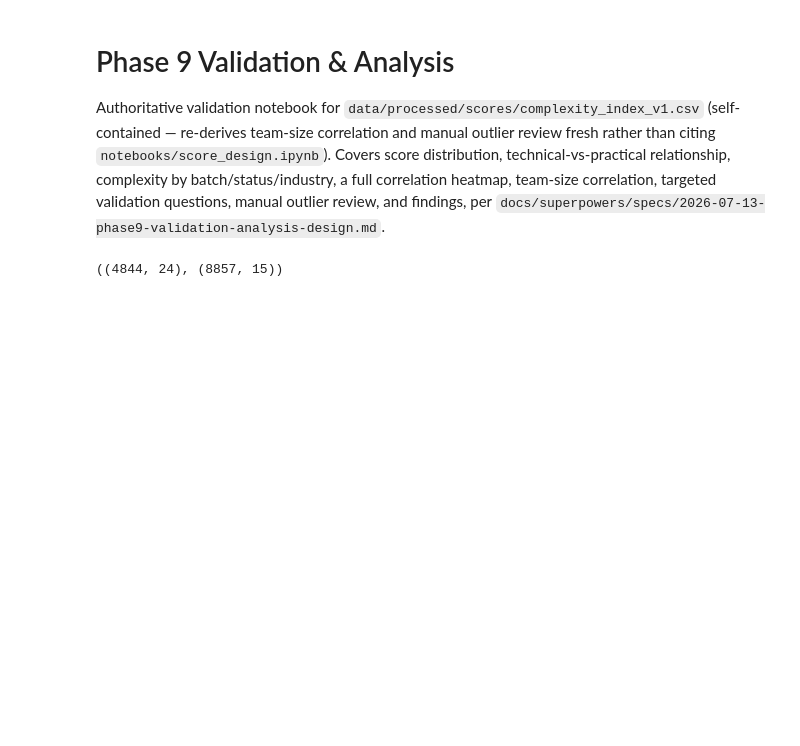
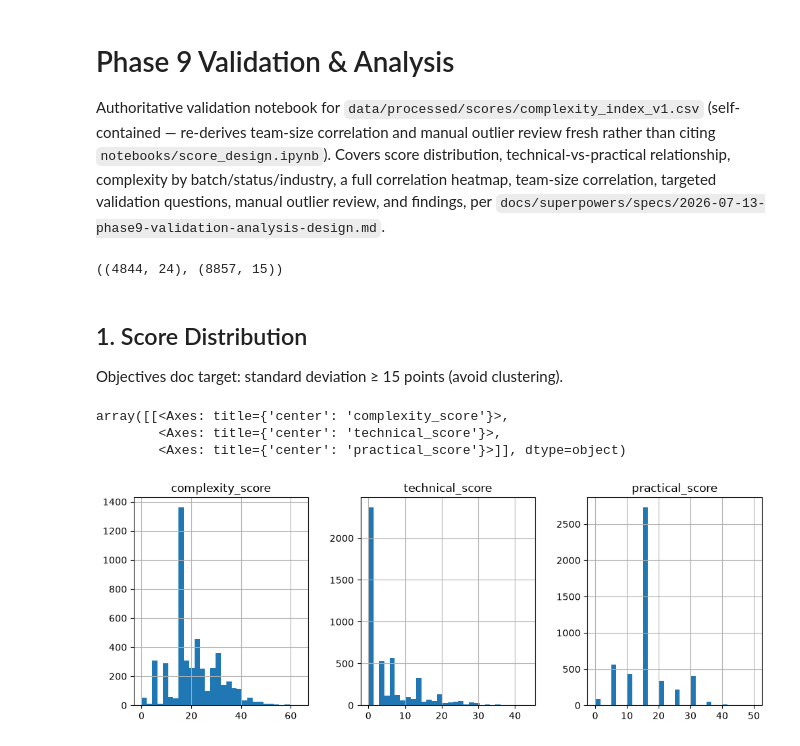
Before and after one commit to Ledsav/y-combinator-analysis, a Jupyter notebook: notebooks/complexity_analysis.ipynb, the cells around one changed output. Cells and saved outputs as stored; diff of their text form; code cells hidden in the pictures; blank space fills up the shorter version.

Commit message:
feat: add Phase 9 score distribution and technical-vs-practical analysis

```diff
--- a/notebooks/complexity_analysis.ipynb
+++ b/notebooks/complexity_analysis.ipynb
@@ -28,3 +28,14 @@ industry_merged = scores_df.merge(industries_df, on="id", how="left")
 merged.shape, industry_merged.shape
 # %% [output]
 ((4844, 24), (8857, 15))
+# %% [markdown]
+## 1. Score Distribution
+
+Objectives doc target: standard deviation ≥ 15 points (avoid clustering).
+# %%
+merged[["complexity_score", "technical_score", "practical_score"]].hist(bins=30, figsize=(12, 4), layout=(1, 3))
+# %% [output]
+array([[<Axes: title={'center': 'complexity_score'}>,
+        <Axes: title={'center': 'technical_score'}>,
+        <Axes: title={'center': 'practical_score'}>]], dtype=object)
+[figure, added]
```
Also changed, not shown: parts of 3 cells of this notebook, 1 other file.
